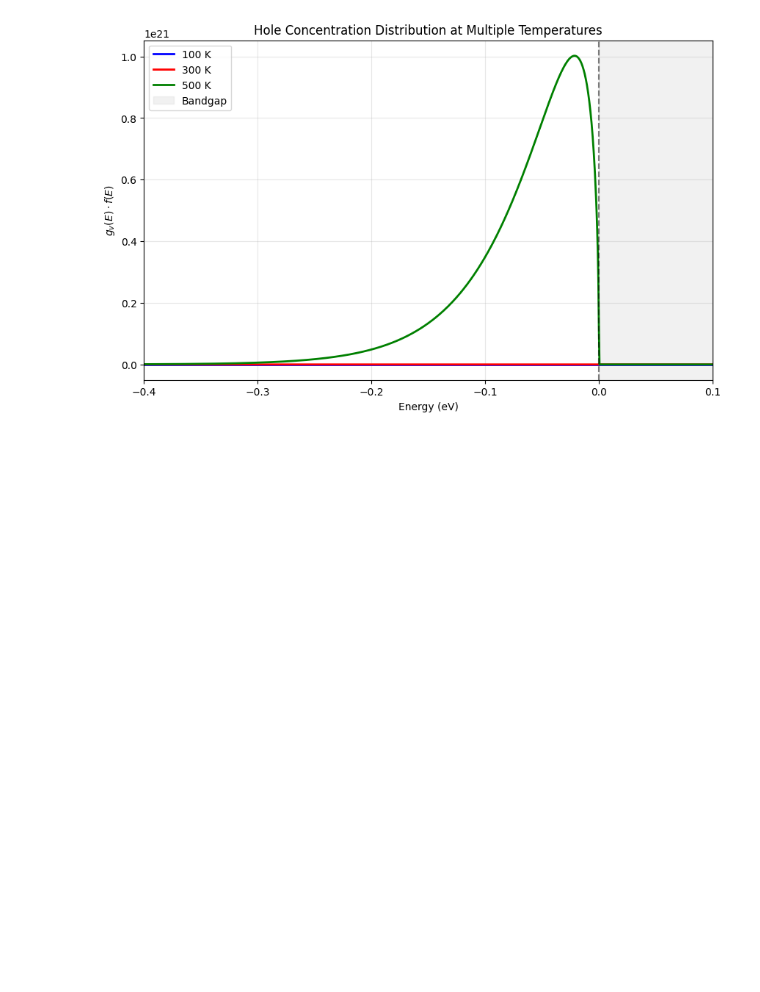
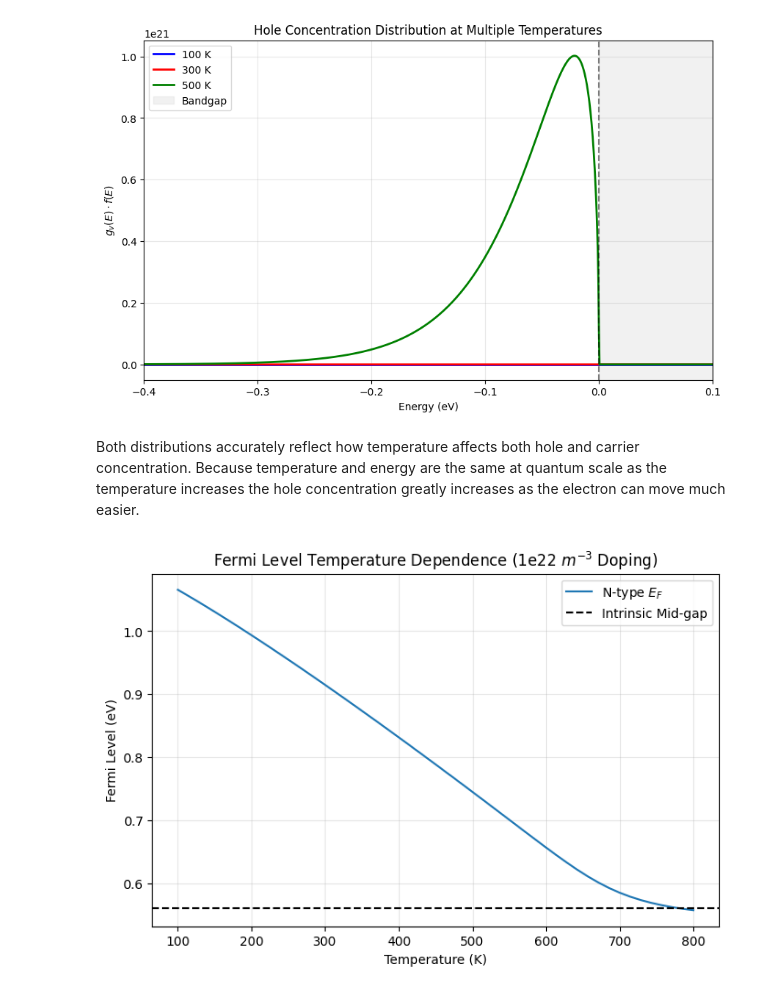
Before and after one commit to Signalbowl54/Carrier_Concentration, a Jupyter notebook: carrier_sim.ipynb, the cells around one changed output. Drawn from its saved outputs; the diff is of its cells as text; code cells hidden in the pictures; blank space fills up the shorter version.

Commit message:
added the bisection method for finding roots to physics_tools.py added the objective function and visualized the fermi levels as temperature increases using the bisection method

```diff
--- a/carrier_sim.ipynb
+++ b/carrier_sim.ipynb
@@ -81,7 +81,7 @@ E_valence_ev = 0
 
 n_true, error = quad(carrier_integrand, E_c_j, E_c_j + (15 * k_B * Temp),args=(E_c_j, E_f_j, Temp))
 n = pt.simpson_vector(carrier_integrand, E_c_j, E_c_j + (15 * k_B * Temp), 1000, E_c_j, E_f_j, Temp)
-p = pt.simpson_vector(hole_integrand, E_valence_ev - (15 * k_B * Temp), E_valence_ev, 1000, E_f_j, Temp,E_valence_ev)
+p = pt.simpson_vector(hole_integrand, E_valence_ev - (15 * k_B * Temp), E_valence_ev, 1000, E_f_j, Temp,E_v_j)
 err = np.abs((n - n_true)/n_true)*100
 print(f"Carrier concentration (n) at {Temp}K: {n} m^-3")
 print(f"Carrier concentration (n_true) at {Temp}K: {n_true} m^-3")
@@ -290,3 +290,46 @@ plt.xlim(-0.4, 0.1)
 plt.show()
 # %% [output]
 [figure]
+# %% [markdown]
+Both distributions accurately reflect how temperature affects both hole and carrier concentration. Because temperature and energy are the same at quantum scale as the temperature increases the hole concentration greatly increases as the electron can move much easier.
+# %%
+import importlib
+importlib.reload(pt)
+
+def charge_neutrality_objective(E_f_guess_j, Temp,N_A, N_D):
+    n = pt.simpson_vector(carrier_integrand, E_c_j, E_c_j + (15 * k_B * Temp), 1000, E_c_j, E_f_guess_j, Temp)
+
+    p = pt.simpson_vector(hole_integrand, E_v_j - (15 * k_B * Temp), E_v_j, 1000, E_f_guess_j, Temp, E_v_j)
+
+    net_charge = p - n + N_D - N_A
+
+    return net_charge
+
+N_D = 1e22
+N_A = 0.0
+Temp = 300
+bound_lower_j = 0.0           # Valence Band
+bound_upper_j = E_c_j         # Conduction Band (1.12 * q)
+initial_guess_j = 0.56*q
+
+Ef_solution_j = pt.bisection_method(charge_neutrality_objective, bound_lower_j, bound_upper_j , Temp, N_A, N_D)
+# %%
+T_sweep = np.linspace(100, 800, 50)
+Ef_results = []
+
+for T in T_sweep:
+    # We use the previous solution as a hint or just keep the bounds wide
+    sol = pt.bisection_method(charge_neutrality_objective, 0, E_c_j, T, N_A, N_D)
+    Ef_results.append(sol / q)
+
+plt.figure(figsize=(8, 5))
+plt.plot(T_sweep, Ef_results, label='N-type $E_F$')
+plt.axhline(0.56, color='black', linestyle='--', label='Intrinsic Mid-gap')
+plt.xlabel('Temperature (K)')
+plt.ylabel('Fermi Level (eV)')
+plt.title('Fermi Level Temperature Dependence (1e22 $m^{-3}$ Doping)')
+plt.legend()
+plt.grid(True, alpha=0.3)
+plt.show()
+# %% [output]
+[figure, added]
```
Also changed, not shown: parts of 1 cell of this notebook, 1 other file.
